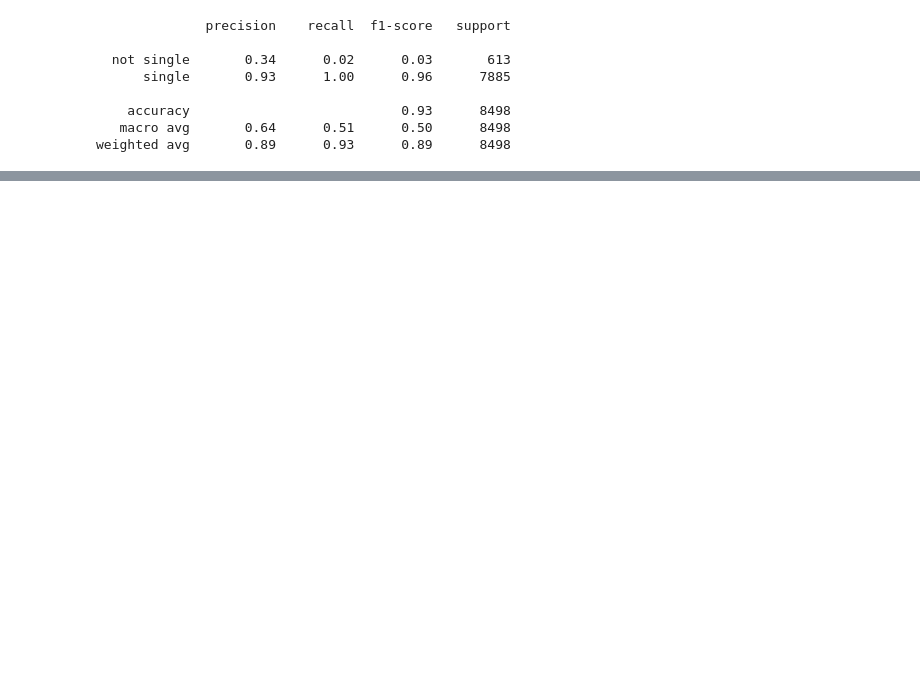
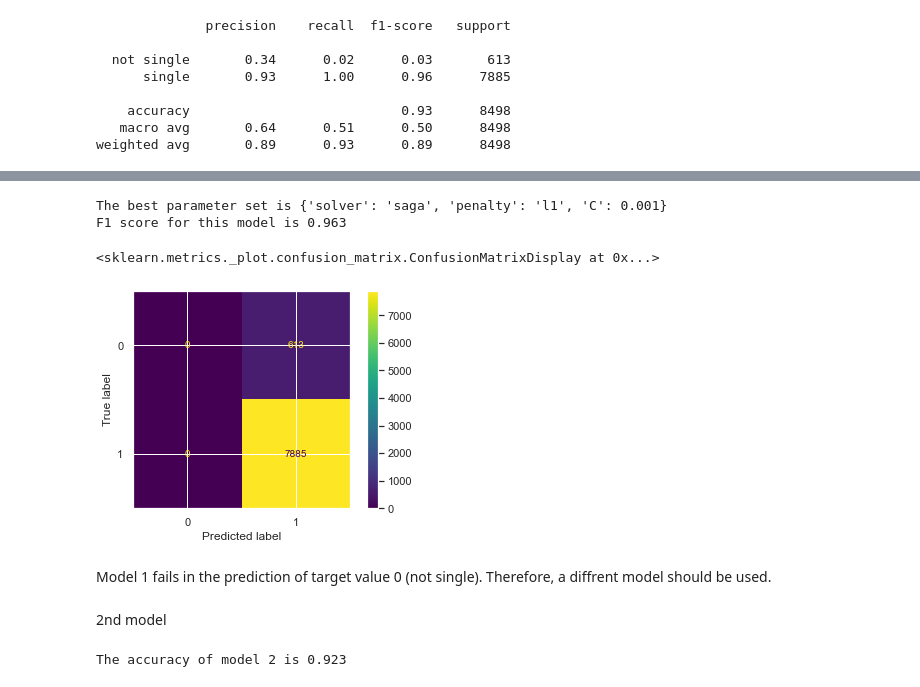
Before and after one commit to MatteoCaponi/OKCupid-Date-A-Scientist, a Jupyter notebook: date-a-scientist.ipynb, the cells around one changed output, grey strips where cells are left out. Cells and saved outputs as stored; diff of their text form; code cells hidden in the pictures; blank space fills up the shorter version.

```diff
--- a/date-a-scientist.ipynb
+++ b/date-a-scientist.ipynb
@@ -322,0 +335,8 @@ plt.show()
+# %%
+C = [0.0001,0.001,0.01,0.1,1,10,100]
+penalty = ['l1', 'l2']
+solver = ['newton-cg', 'lbfgs', 'liblinear', 'sag', 'saga']
+param_grid = dict(C = C, penalty = penalty, solver = solver)
+model1grid = RandomizedSearchCV(model1, param_grid, cv = cv, scoring = 'f1', n_iter = 50, n_jobs = -1)
+model1grid.fit(X_train_s, y_train)
+y_pred = model1grid.predict(X_test_s)
@@ -322,0 +353,15 @@ plt.show()
+# %%
+print('The best parameter set is {}'.format(model1grid.best_params_))
+print('F1 score for this model is %.3f' %model1grid.best_score_)
+# %% [output]
+The best parameter set is {'solver': 'saga', 'penalty': 'l1', 'C': 0.001}
+F1 score for this model is 0.963
+# %%
+plot_confusion_matrix(model1grid, X_test_s, y_test)
+# %% [output]
+<sklearn.metrics._plot.confusion_matrix.ConfusionMatrixDisplay at 0x...>
+[figure, added]
+# %% [markdown]
+Model 1 fails in the prediction of target value 0 (not single). Therefore, a diffrent model should be used.
+# %% [markdown]
+2nd model
@@ -322,0 +371,4 @@ plt.show()
+# %%
+print('The accuracy of model 2 is %.3f' %model2.score(X_test_s,y_test))
+# %% [output]
+The accuracy of model 2 is 0.923
```
Also changed, not shown: parts of 26 cells of this notebook.
